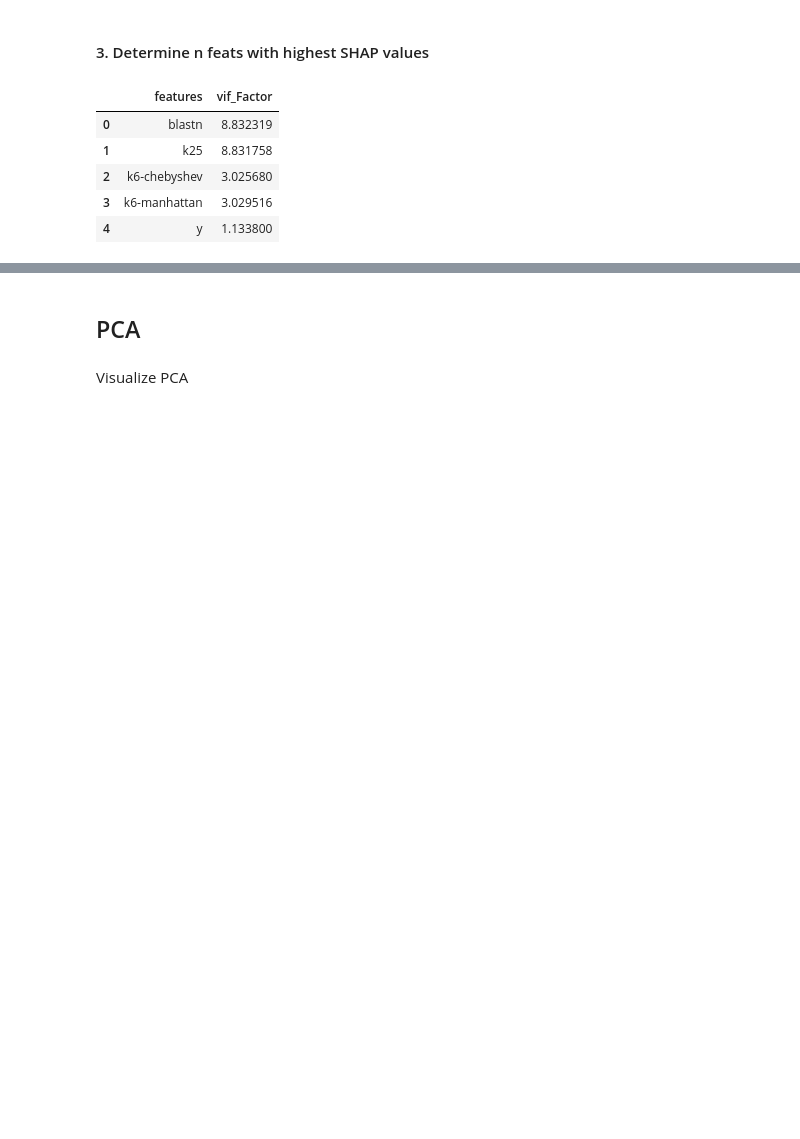
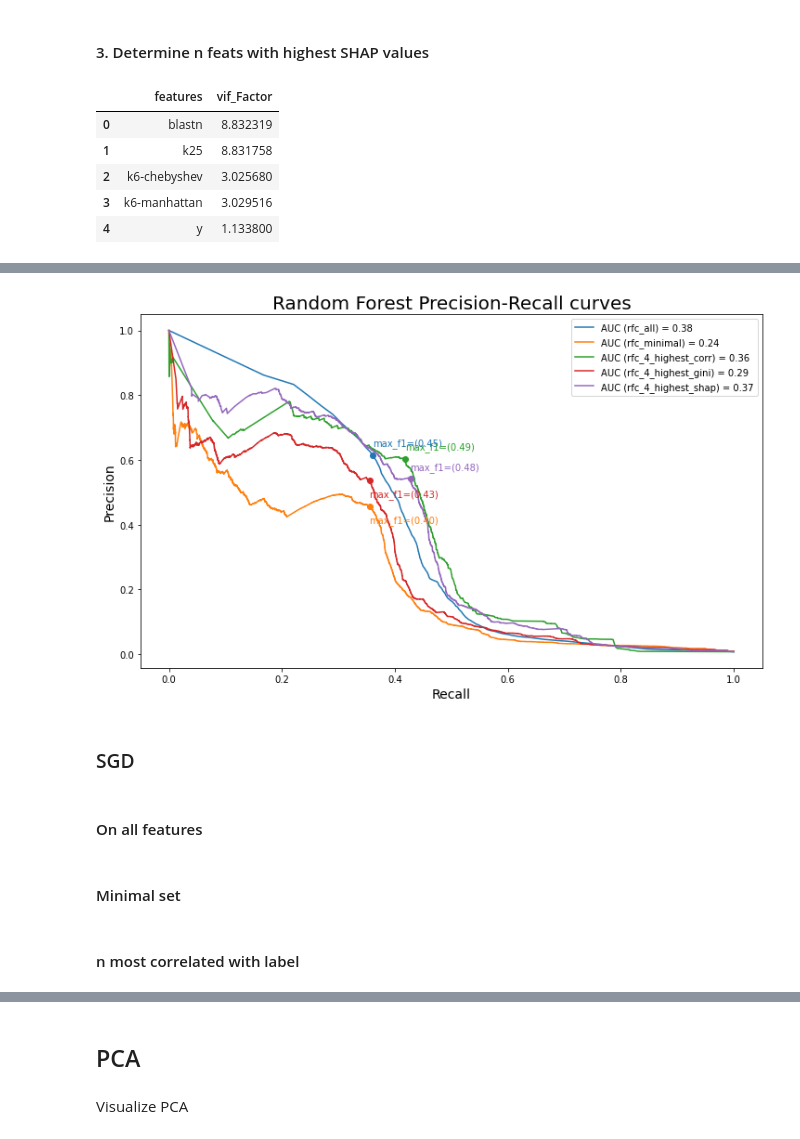
Before and after one commit to mikrzol/ML_bacteriophage_host_predicting, a Jupyter notebook: feature_exploration.ipynb, the cells around one changed output, grey strips where cells are left out. Drawn from its saved outputs; the diff is of its cells as text; code cells hidden in the pictures; blank space fills up the shorter version.

```diff
--- a/feature_exploration.ipynb
+++ b/feature_exploration.ipynb
@@ -389,0 +590,17 @@ draw_precision_recall_curve(
+# %%
+draw_precision_recall_curve(
+    [df_all_small,
+    results_dfs['rfc_minimal'],
+    results_dfs['rfc_4_highest_corr'],
+    results_dfs['rfc_4_highest_gini'],
+    results_dfs['rfc_4_highest_shap']],
+    ['rfc_all',
+    'rfc_minimal',
+    'rfc_4_highest_corr',
+    'rfc_4_highest_gini',
+    'rfc_4_highest_shap'],
+    plot_name='Random Forest Precision-Recall curves')
+# %% [output]
+[figure, added]
+# %% [markdown]
+### SGD
@@ -389,0 +632,2 @@ draw_precision_recall_curve(
+# %% [markdown]
+#### On all features
@@ -389,0 +637,2 @@ draw_precision_recall_curve(
+# %% [markdown]
+#### Minimal set
@@ -389,0 +642,2 @@ draw_precision_recall_curve(
+# %% [markdown]
+#### n most correlated with label
```
Also changed, not shown: parts of 116 cells of this notebook.
